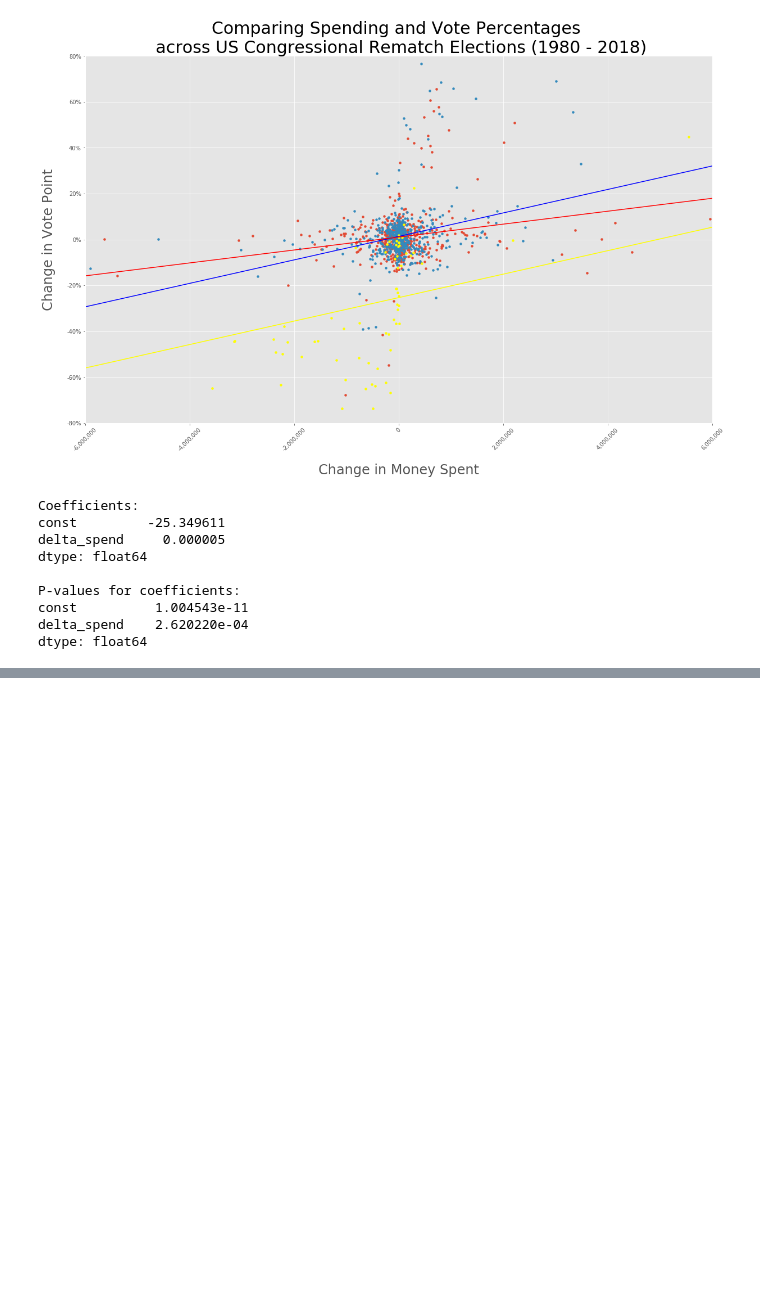
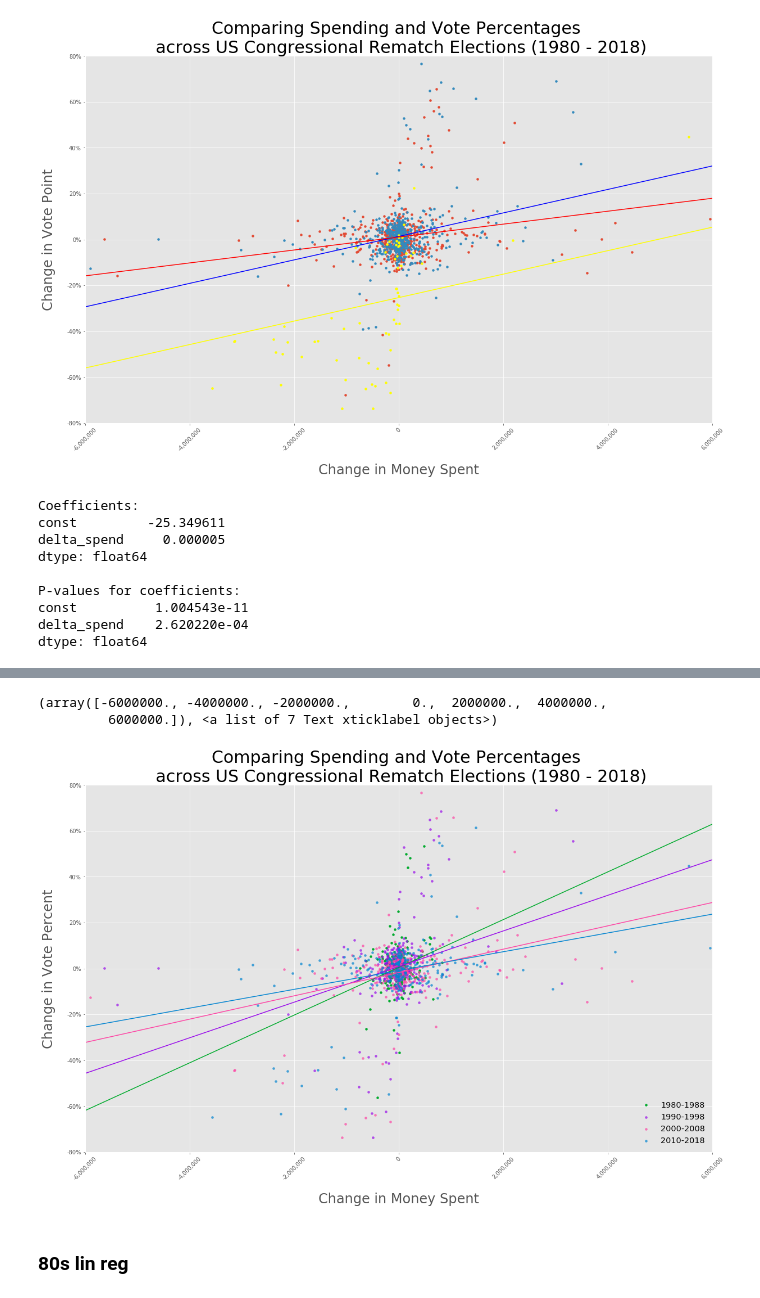
Before and after one commit to kellystroh/Federal-Election-Funding, a Jupyter notebook: rematch_df.ipynb, the cells around one changed output, grey strips where cells are left out. Saved outputs shown, nothing was run; the diff lists cells and outputs as text; code cells hidden in the pictures; blank space fills up the shorter version.

```diff
--- a/rematch_df.ipynb
+++ b/rematch_df.ipynb
@@ -280,6 +306,14 @@ def Dem_f(x):
     return  model_Dem.params[1]*x + model_Dem.params[0]
 def GOP_f(x):
     return  model_GOP.params[1]*x + model_GOP.params[0]
+def Y80_f(x):
+    return  model_80s.params[1]*x + model_80s.params[0]
+def Y90_f(x):
+    return  model_90s.params[1]*x + model_90s.params[0]
+def Y00_f(x):
+    return  model_00s.params[1]*x + model_00s.params[0]
+def Y10_f(x):
+    return  model_10s.params[1]*x + model_10s.params[0]
 # %%
 x1 = rematch_GOP['delta_vote']
 y1 = rematch_GOP['delta_spend']
@@ -363,0 +392,50 @@ dtype: float64
+# %%
+rematch_80s = rematch_df[rematch_df['year']<1990]
+rematch_90s = rematch_df[(rematch_df['year']<2000) & (rematch_df['year']>1989)]
+rematch_00s = rematch_df[(rematch_df['year']<2010) & (rematch_df['year']>1999)]
+rematch_10s = rematch_df[rematch_df['year']>2009]
+# %%
+fig, ax = plt.subplots(1, figsize=(20,12))
+ax.scatter(rematch_80s['delta_spend'], rematch_80s['delta_vote'], alpha=1, s=15, color='#02ab2e', label='1980-1988')
+ax.scatter(rematch_90s['delta_spend'], rematch_90s['delta_vote'], alpha=.7, s=15, color='#9a0eea', label='1990-1998')
+ax.scatter(rematch_00s['delta_spend'], rematch_00s['delta_vote'], alpha=.7, s=15, color='#fe46a5', label='2000-2008')
+ax.scatter(rematch_10s['delta_spend'], rematch_10s['delta_vote'], alpha=.7, s=15, color='#0485d1', label='2010-2018')
+
+# plot 80s line
+ax.plot(x, Y80_f(x), '-', color='#02ab2e')
+# plot 90s line
+ax.plot(x, Y90_f(x), '-', color='#9a0eea')
+# plot 00s line
+ax.plot(x, Y00_f(x), '-', color='#fe46a5')
+# plot 10s line
+ax.plot(x, Y10_f(x), '-', color='#0485d1')
+
+ax.legend(loc='lower right', frameon=False, fontsize='x-large')
+
+
+ax.set_xlim(-6000000, 6000000)
+ax.set_ylim(-80, 80)
+ax.set_title('Comparing Spending and Vote Percentages \n across US Congressional Rematch Elections (1980 - 2018)', fontsize=30)
+ax.set_xlabel('Change in Money Spent', fontsize=24)
+ax.set_ylabel('Change in Vote Percent', fontsize=24)
+ax.xaxis.labelpad = 20 #move position of x-axis label, but not x ticks
+ax.yaxis.labelpad = 20 #move position of x-axis label (but not y ticks)
+
+
+
+#must add: import matplotlib.ticker as ticker
+#
+ax.xaxis.set_major_formatter(ticker.StrMethodFormatter('{x:,.0f}'))
+
+### next three lines make y labels into percentages
+vals = ax.get_yticks()
+percents = [x/100 for x in vals] #if already in decimal format, skip this
+ax.set_yticklabels(['{:,.0%}'.format(x) for x in percents])
+
+plt.xticks(rotation=45) #rotate x labels
+# %% [output]
+(array([-6000000., -4000000., -2000000.,        0.,  2000000.,  4000000.,
+         6000000.]), <a list of 7 Text xticklabel objects>)
+[figure, added]
+# %% [markdown]
+### 80s lin reg
```
Also changed, not shown: parts of 9 cells of this notebook, 3 other files.
